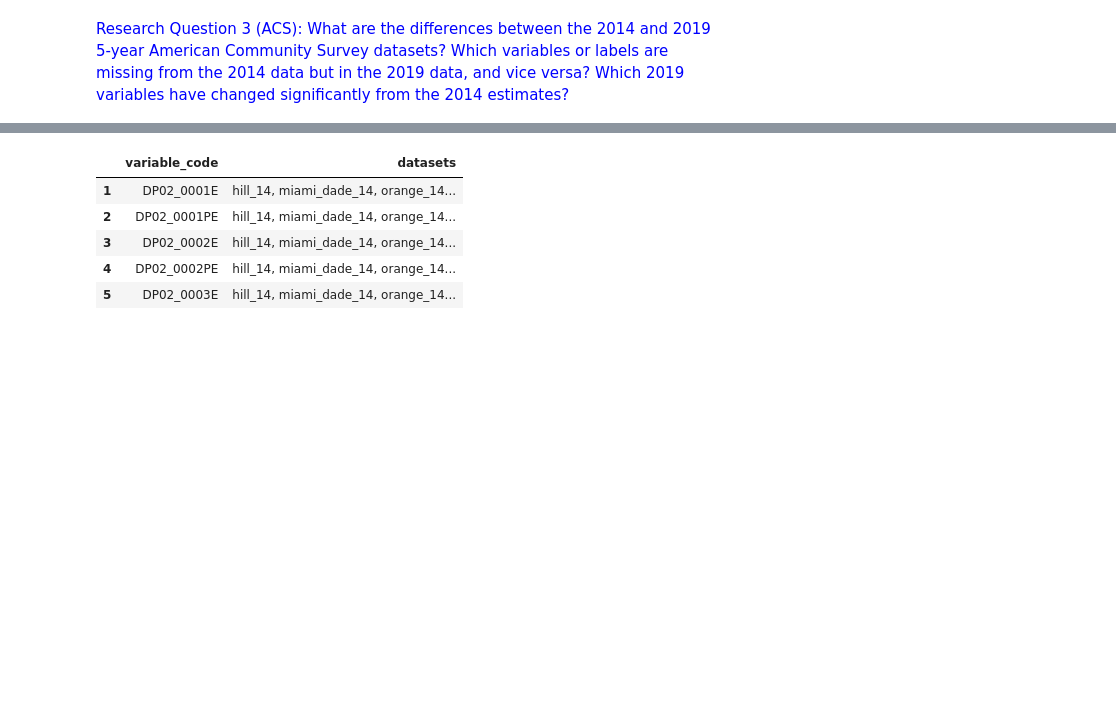
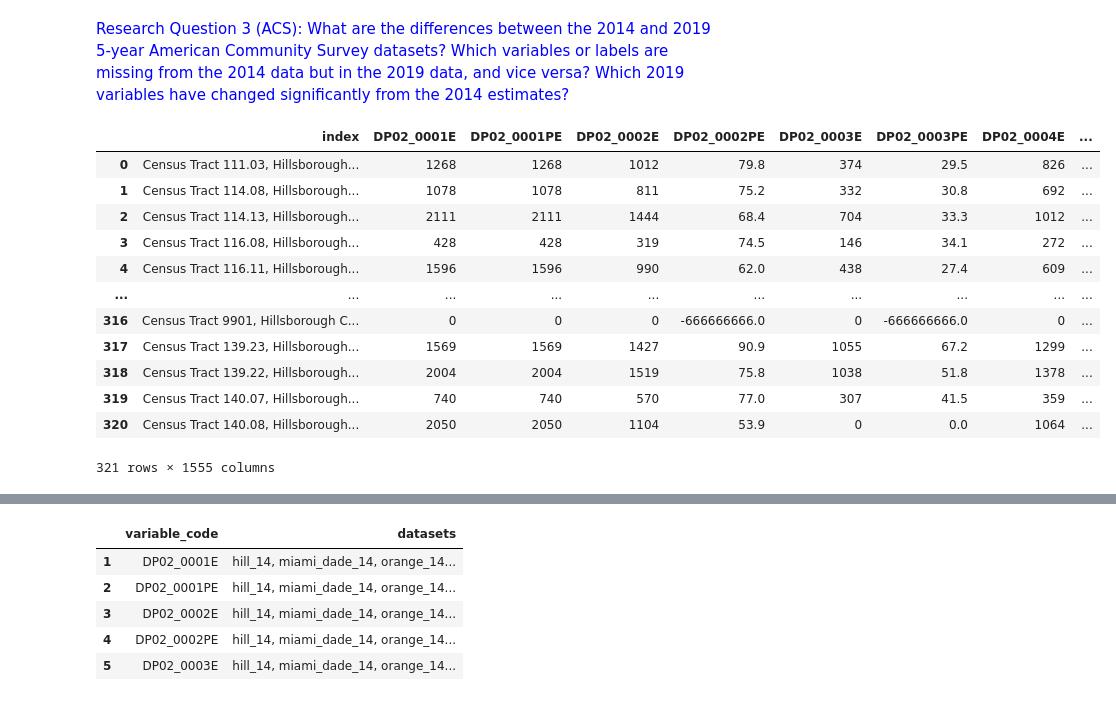
Before and after one commit to datakind/sep21-housing-insecurity, a Jupyter notebook: code/shreyashs/shr_field_work_acs_dictionary_eda.ipynb, the cells around one changed output, grey strips where cells are left out. Saved outputs shown, nothing was run; the diff lists cells and outputs as text; code cells hidden in the pictures; blank space fills up the shorter version.

```diff
--- a/code/shreyashs/shr_field_work_acs_dictionary_eda.ipynb
+++ b/code/shreyashs/shr_field_work_acs_dictionary_eda.ipynb
@@ -25,3 +25,19 @@ orange_acs_2014 = pd.read_csv("data/orange_acs5-2014_census.csv")
 hill_acs_2019 = pd.read_csv("data/hillsborough_acs5-2019_census.csv")
 miami_dade_acs_2019 = pd.read_csv("data/miami_dade_acs5-2019_census.csv")
 orange_acs_2019 = pd.read_csv("data/orange_acs5-2019_census.csv")
+# %%
+hill_acs_2014
+# %% [output]
+|  | index | DP02_0001E | DP02_0001PE | DP02_0002E | DP02_0002PE | DP02_0003E | DP02_0003PE | DP02_0004E | ... |
+| 0 | Census Tract 111.03, Hillsborough... | 1268 | 1268 | 1012 | 79.8 | 374 | 29.5 | 826 | ... |
+| 1 | Census Tract 114.08, Hillsborough... | 1078 | 1078 | 811 | 75.2 | 332 | 30.8 | 692 | ... |
+| 2 | Census Tract 114.13, Hillsborough... | 2111 | 2111 | 1444 | 68.4 | 704 | 33.3 | 1012 | ... |
+| 3 | Census Tract 116.08, Hillsborough... | 428 | 428 | 319 | 74.5 | 146 | 34.1 | 272 | ... |
+| 4 | Census Tract 116.11, Hillsborough... | 1596 | 1596 | 990 | 62.0 | 438 | 27.4 | 609 | ... |
+| ... | ... | ... | ... | ... | ... | ... | ... | ... | ... |
+| 316 | Census Tract 9901, Hillsborough C... | 0 | 0 | 0 | -666666666.0 | 0 | -666666666.0 | 0 | ... |
+| 317 | Census Tract 139.23, Hillsborough... | 1569 | 1569 | 1427 | 90.9 | 1055 | 67.2 | 1299 | ... |
+| 318 | Census Tract 139.22, Hillsborough... | 2004 | 2004 | 1519 | 75.8 | 1038 | 51.8 | 1378 | ... |
+| 319 | Census Tract 140.07, Hillsborough... | 740 | 740 | 570 | 77.0 | 307 | 41.5 | 359 | ... |
+| 320 | Census Tract 140.08, Hillsborough... | 2050 | 2050 | 1104 | 53.9 | 0 | 0.0 | 1064 | ... |
+321 rows × 1555 columns
```
Also changed, not shown: parts of 21 cells of this notebook, 12 other files.
